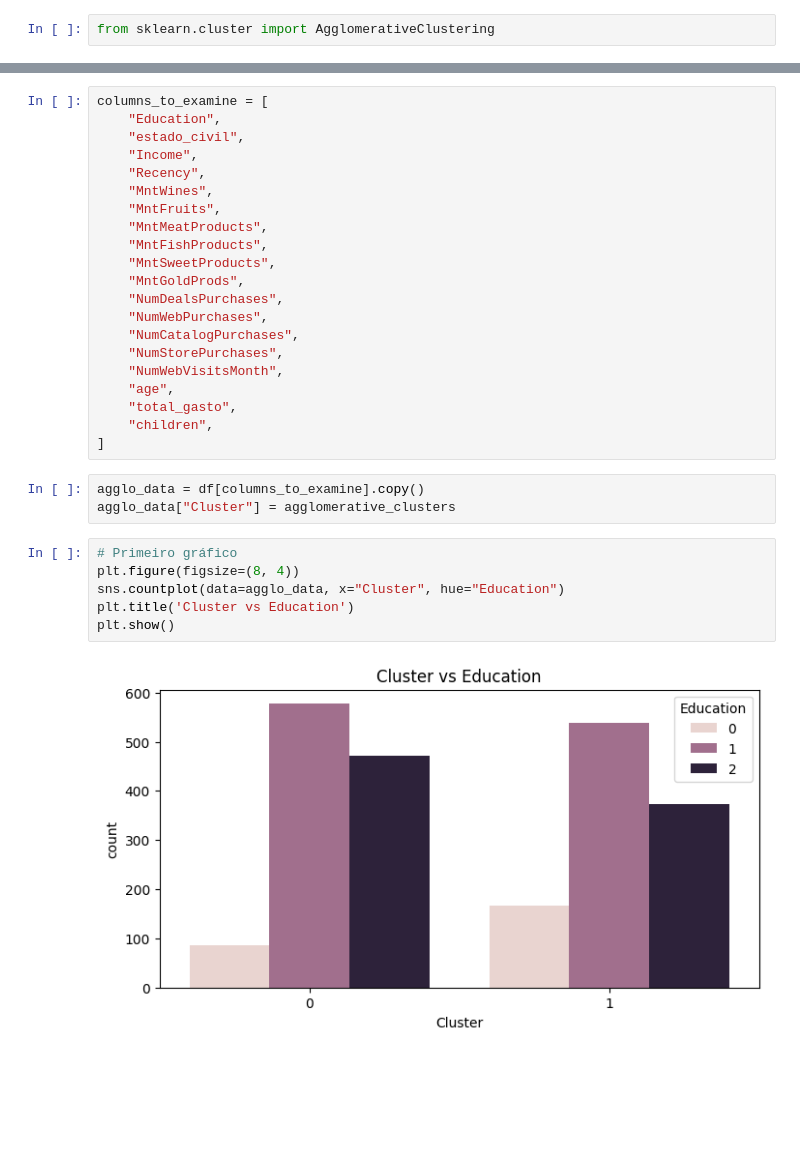
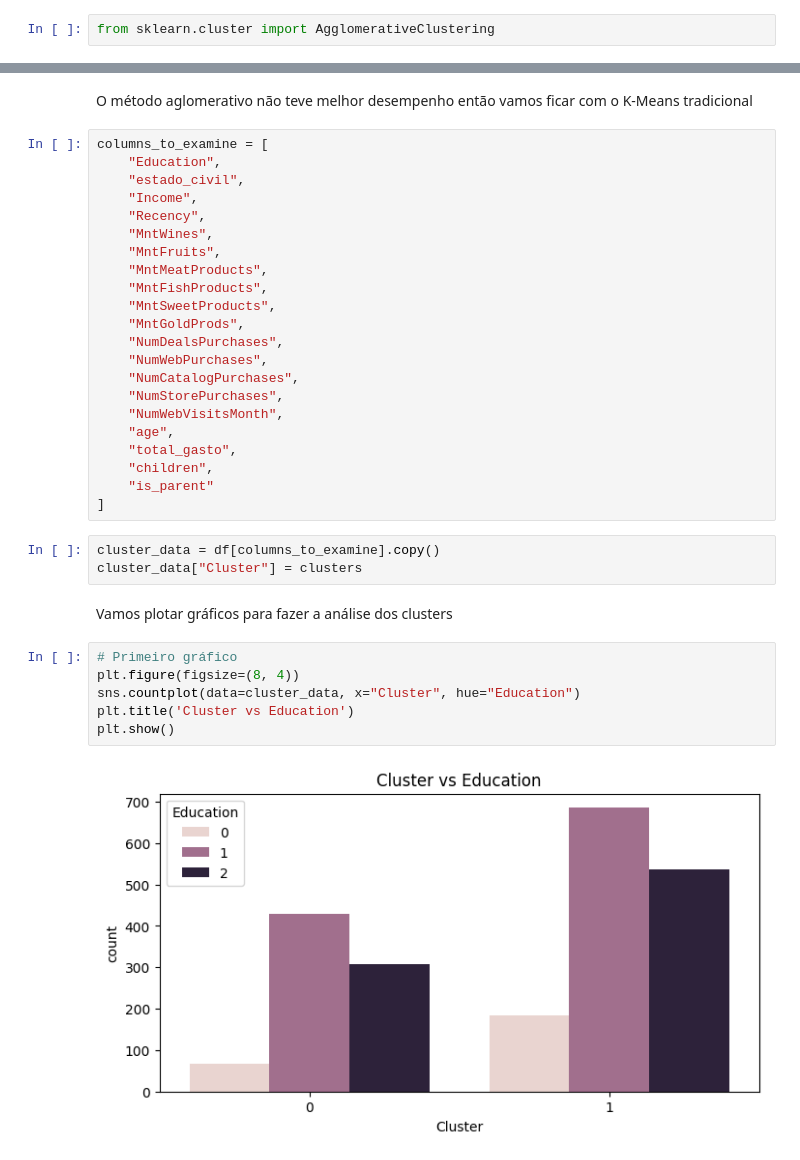
Before and after one commit to HannaCarla/machine-learning-classes, a Jupyter notebook: Aula 2 - Clustering/clustering.ipynb, the cells around one changed output, grey strips where cells are left out. Cells and saved outputs as stored; diff of their text form; blank space fills up the shorter version.

```diff
--- a/Aula 2 - Clustering/clustering.ipynb
+++ b/Aula 2 - Clustering/clustering.ipynb
@@ -386,3 +343,5 @@ plt.show()
+# %% [markdown]
+O método aglomerativo não teve melhor desempenho então vamos ficar com o K-Means tradicional
 # %%
 columns_to_examine = [
     "Education",
@@ -403,15 +362,18 @@ columns_to_examine = [
     "age",
     "total_gasto",
     "children",
+    "is_parent"
 ]
 # %%
-agglo_data = df[columns_to_examine].copy()
-agglo_data["Cluster"] = agglomerative_clusters
+cluster_data = df[columns_to_examine].copy()
+cluster_data["Cluster"] = clusters
+# %% [markdown]
+Vamos plotar gráficos para fazer a análise dos clusters
 # %%
 # Primeiro gráfico
 plt.figure(figsize=(8, 4))
-sns.countplot(data=agglo_data, x="Cluster", hue="Education")
+sns.countplot(data=cluster_data, x="Cluster", hue="Education")
 plt.title('Cluster vs Education')
 plt.show()
 # %% [output]
-[figure, old version]
+[figure, new version]
```
Also changed, not shown: parts of 27 cells of this notebook.
